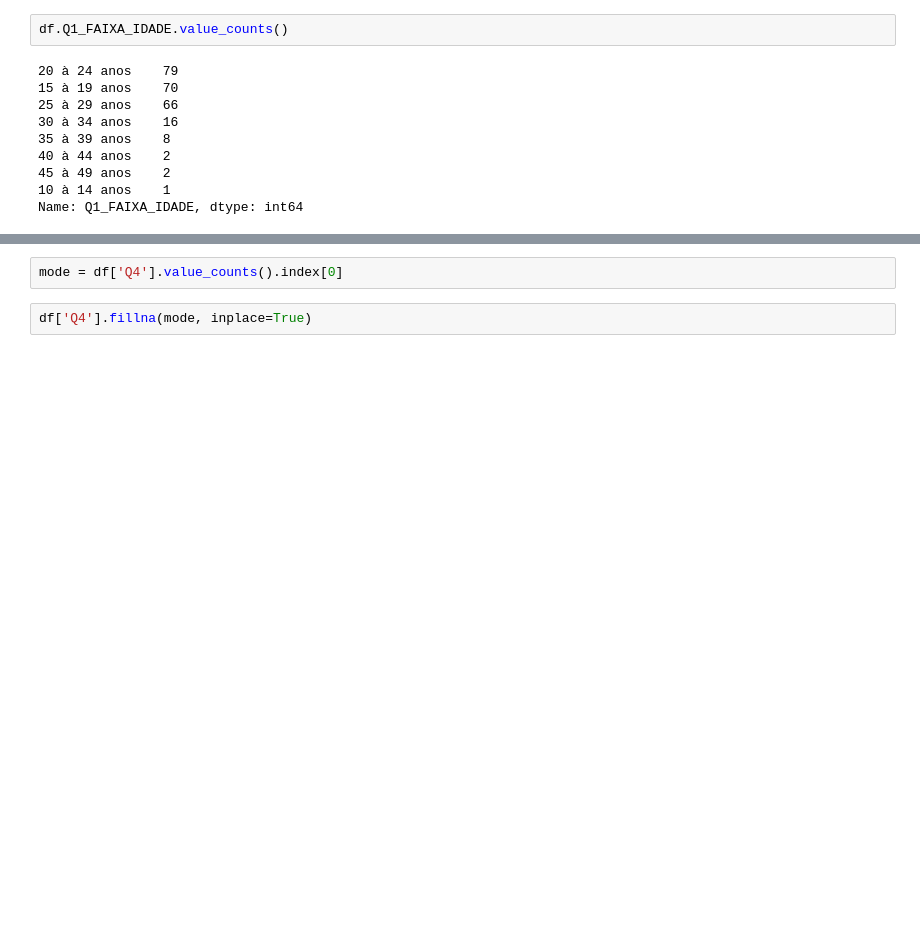
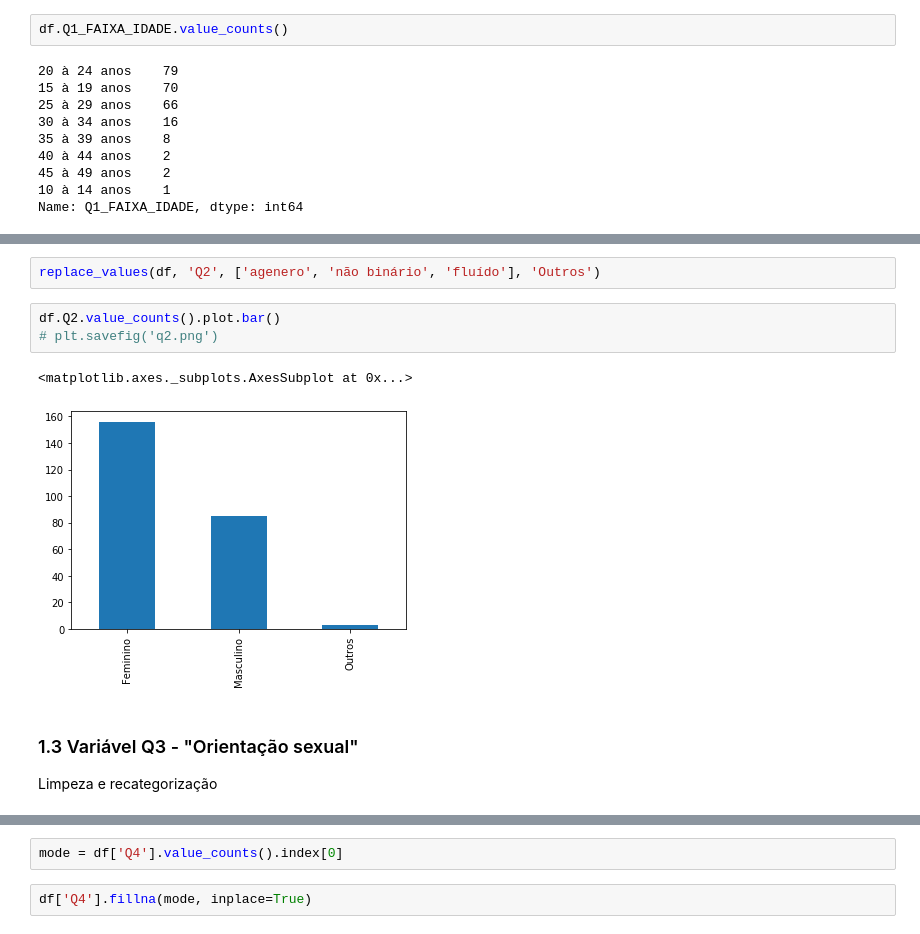
Before and after one commit to claytonrm/AnalisePreditivaSuicidio, a Jupyter notebook: AnalisePreditivaSuicidio.ipynb, the cells around one changed output, grey strips where cells are left out. Cells and saved outputs as stored; diff of their text form; blank space fills up the shorter version.

```diff
--- a/AnalisePreditivaSuicidio.ipynb
+++ b/AnalisePreditivaSuicidio.ipynb
@@ -123,0 +136,11 @@ Name: Q1_FAIXA_IDADE, dtype: int64
+# %%
+replace_values(df, 'Q2', ['agenero', 'não binário', 'fluído'], 'Outros')
+# %%
+df.Q2.value_counts().plot.bar()
+# plt.savefig('q2.png')
+# %% [output]
+<matplotlib.axes._subplots.AxesSubplot at 0x...>
+[figure, added]
+# %% [markdown]
+### 1.3 Variável Q3 - "Orientação sexual"
+Limpeza e recategorização
```
Also changed, not shown: parts of 19 cells of this notebook.
